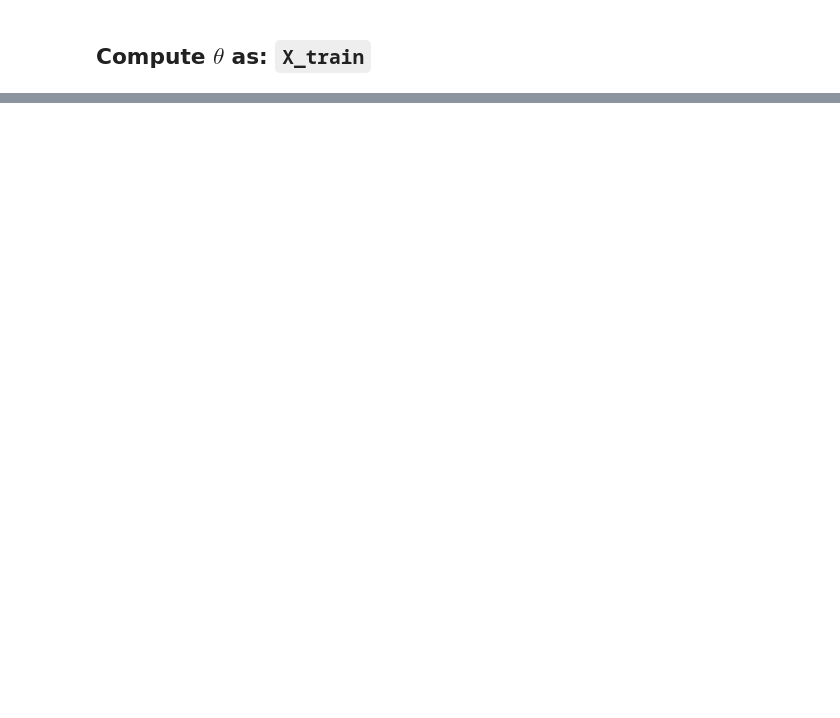
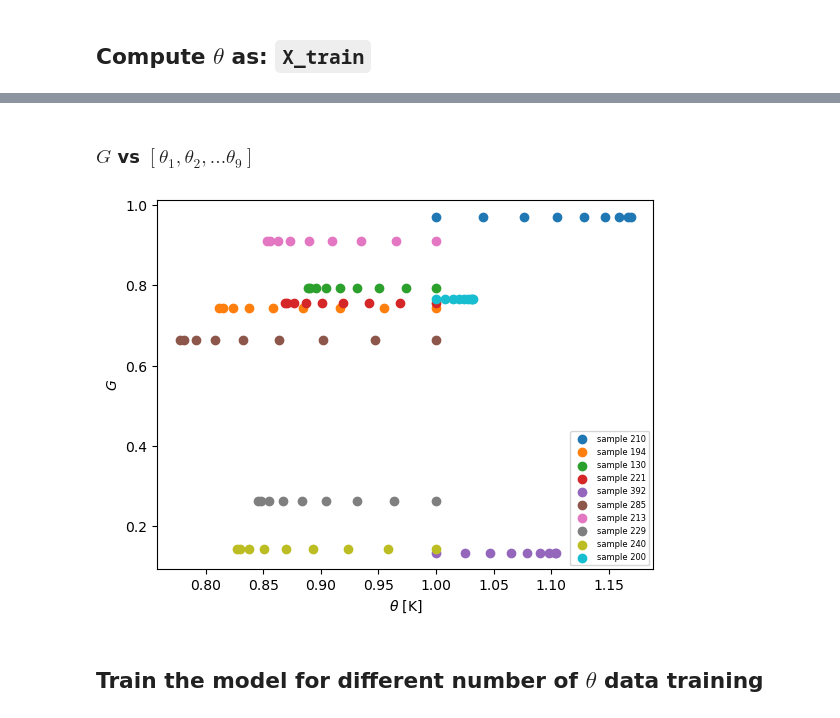
Before and after one commit to mvanzulli/Heat_Transfer_PINN, a Jupyter notebook: playground/Part1.ipynb, the cells around one changed output, grey strips where cells are left out. Saved outputs shown, nothing was run; the diff lists cells and outputs as text; code cells hidden in the pictures; blank space fills up the shorter version.

```diff
--- a/playground/Part1.ipynb
+++ b/playground/Part1.ipynb
@@ -320 +426,23 @@ With num_data_training: 390 the final loss is: 6.85681e-02
+# %% [markdown]
+   ### $G$ vs $[\theta_1, \theta_2,... \theta_9]$
+# %%
+num_sample_plots = 10
+aux_ones = np.ones((X_train.shape[1],))
+
+for sample in range(num_sample_plots):
+    random_sample = np.random.randint(0, X_train.shape[0])
+    label = "sample {}".format(random_sample)
+    Y_plot = Y_train[random_sample][0] * aux_ones
+    plt.scatter(X_train[random_sample,:], Y_plot, label = label)
+
+
+plt.legend(loc = 'lower left')
+plt.xlabel(r'$\theta$ [K]')
+plt.ylabel(r'$G$')
+plt.legend(loc='best', prop={'size': 6})
+plt.show()
+# %% [output]
+[figure, added]
+# %% [markdown]
+## Train the model for different number of  $\theta$ data training
 # %%
```
Also changed, not shown: parts of 41 cells of this notebook.
